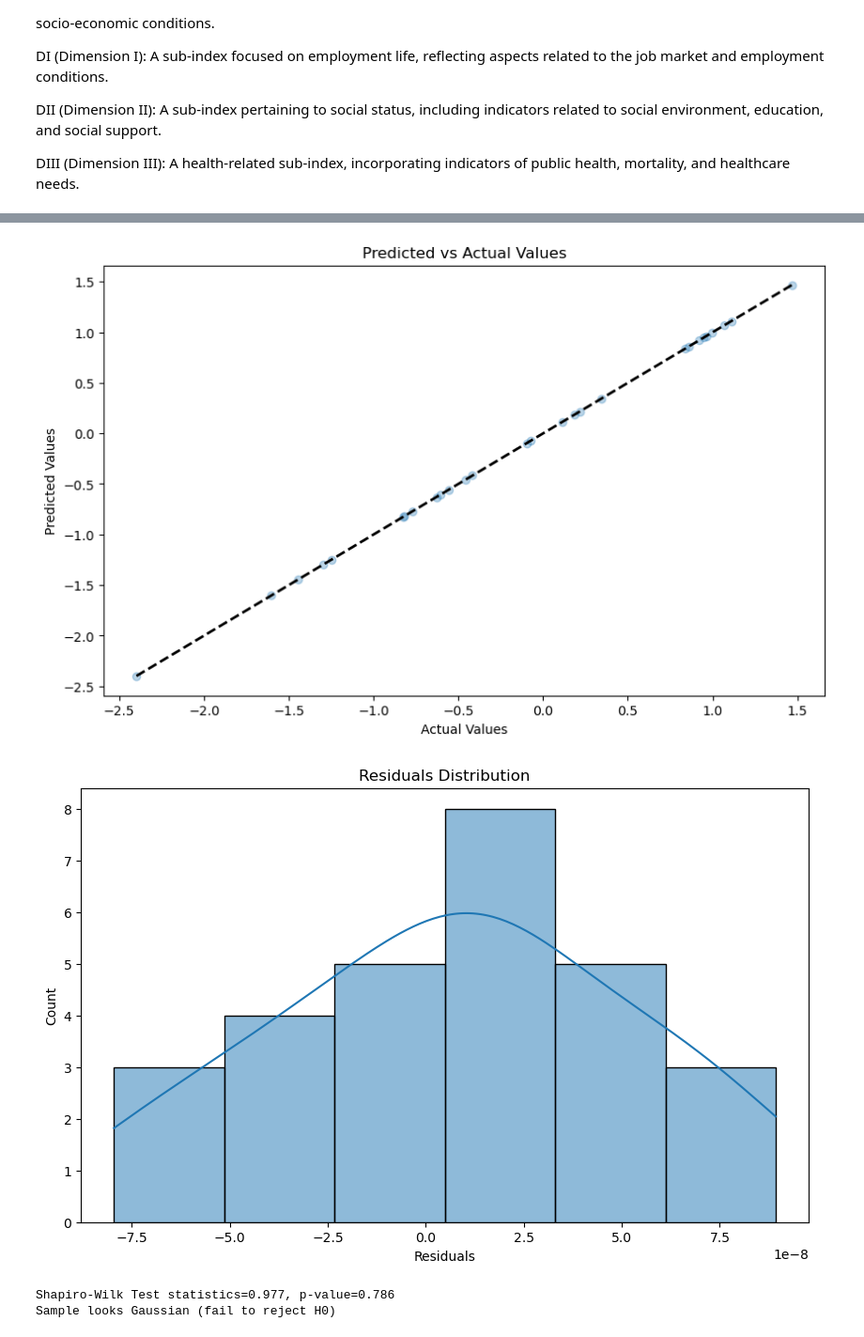
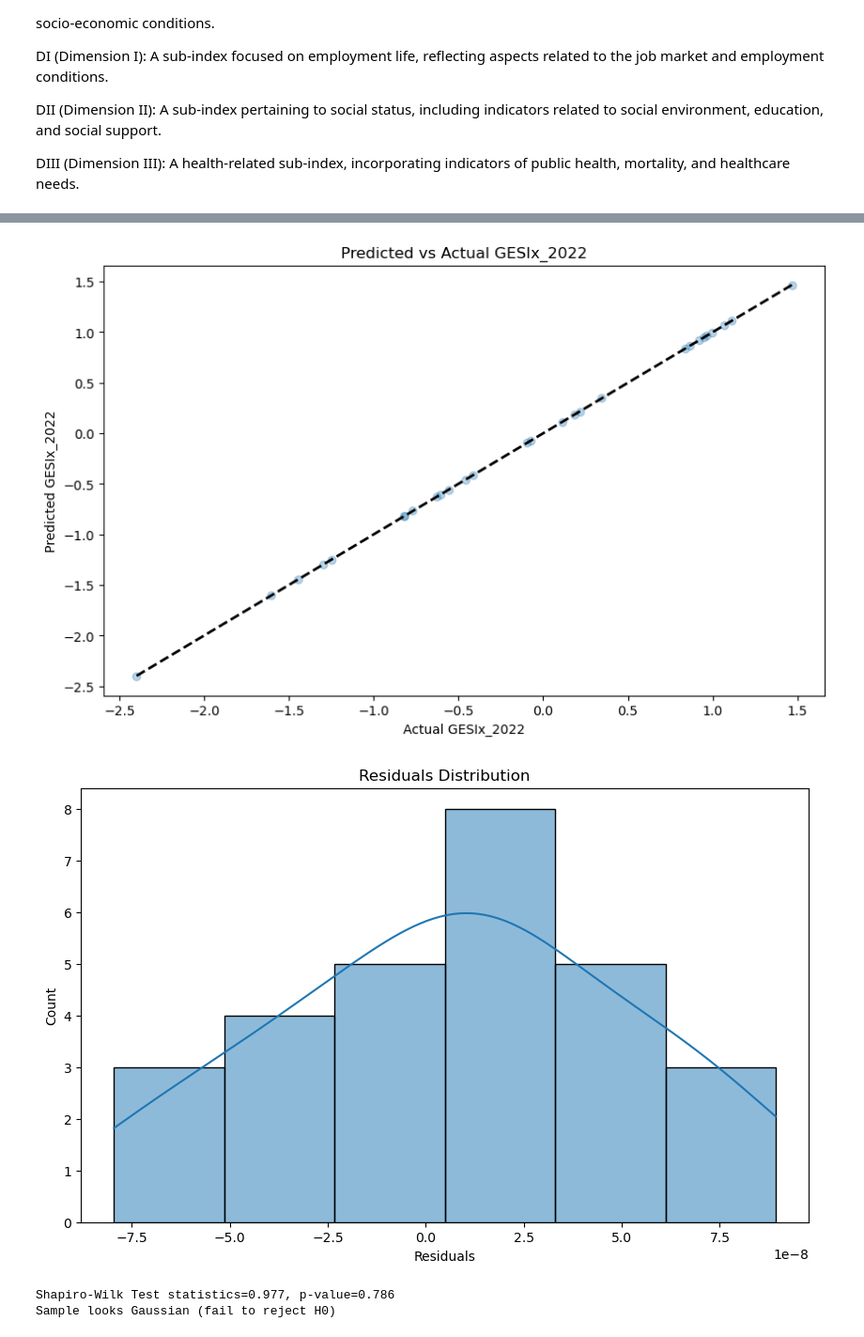
Before and after one commit to ovsvc/dopp-project, a Jupyter notebook: analysis/Socio.ipynb, the cells around one changed output, grey strips where cells are left out. Shown at 94% size. Saved outputs shown, nothing was run; the diff lists cells and outputs as text; code cells hidden in the pictures.

```diff
--- a/analysis/Socio.ipynb
+++ b/analysis/Socio.ipynb
@@ -111,16 +113,16 @@ def fit_ols_model(X, y):
     return model, model.summary(), X_test, y_test
 
 # Function to plot results and perform Shapiro-Wilk test
-def plot_results(model, X_test, y_test):
+def plot_results(model, X_test, y_test, dependent_var_name):
     y_pred = model.predict(X_test)  # Predict on the test set
 
     # Plot predicted vs actual values
     plt.figure(figsize=(10, 6))
     plt.scatter(y_test, y_pred, alpha=0.3)
     plt.plot([y_test.min(), y_test.max()], [y_test.min(), y_test.max()], 'k--', lw=2)  # Line for perfect predictions
-    plt.xlabel('Actual Values')
-    plt.ylabel('Predicted Values')
-    plt.title('Predicted vs Actual Values')
+    plt.xlabel(f'Actual {dependent_var_name}')
+    plt.ylabel(f'Predicted {dependent_var_name}')
+    plt.title(f'Predicted vs Actual {dependent_var_name}')
     plt.show()
 
     # Plot residuals distribution
@@ -158,7 +160,7 @@ model_full, summary_full, X_test_full, y_test_full = fit_ols_model(X_full, y_ful
 print(summary_full)
 
 # Plot results for full predictors
-plot_results(model_full, X_test_full, y_test_full)
+plot_results(model_full, X_test_full, y_test_full, 'GESIx_2022')
 # %% [output]
                             OLS Regression Results
 ==============================================================================
@@ -170,14 +172,14 @@ Time:                        12:34:31   Log-Likelihood:                 1701.0
 No. Observations:                 110   AIC:                            -3380.
 Df Residuals:                      99   BIC:                            -3350.
 Df Model:                          10
 Covariance Type:            nonrobust
 ================================================================================
 ... (20 lines left out)
 Notes:
 [1] Standard Errors assume that the covariance matrix of the errors is correctly specified.
 [2] The smallest eigenvalue is 9.1e-14. This might indicate that there are
 strong multicollinearity problems or that the design matrix is singular.
-[figure, old version]
+[figure, new version]
 [figure]
 Shapiro-Wilk Test statistics=0.977, p-value=0.786
 Sample looks Gaussian (fail to reject H0)
```
Also changed, not shown: parts of 7 cells of this notebook.
